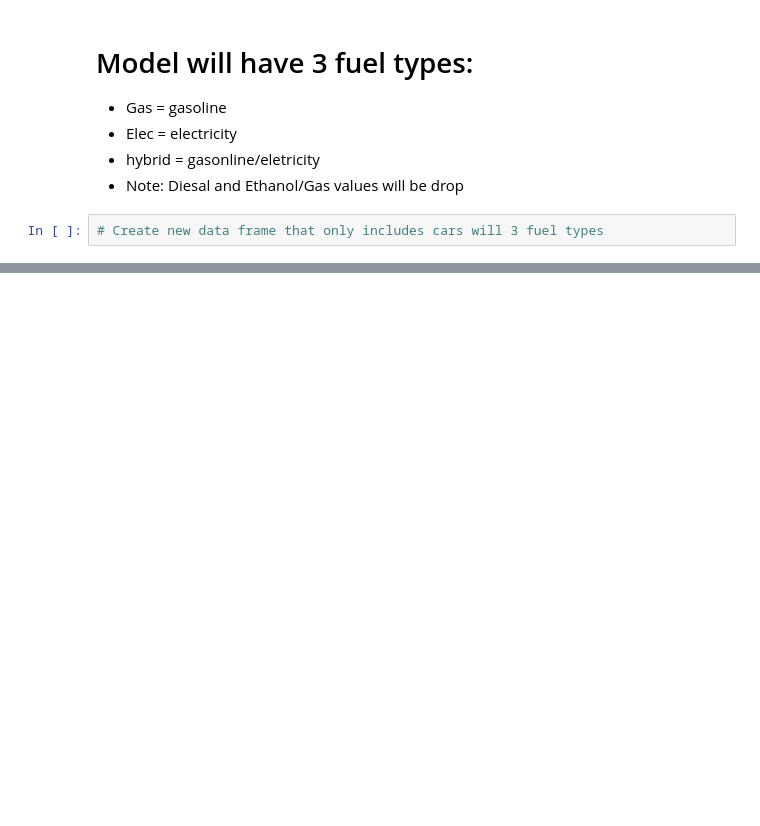
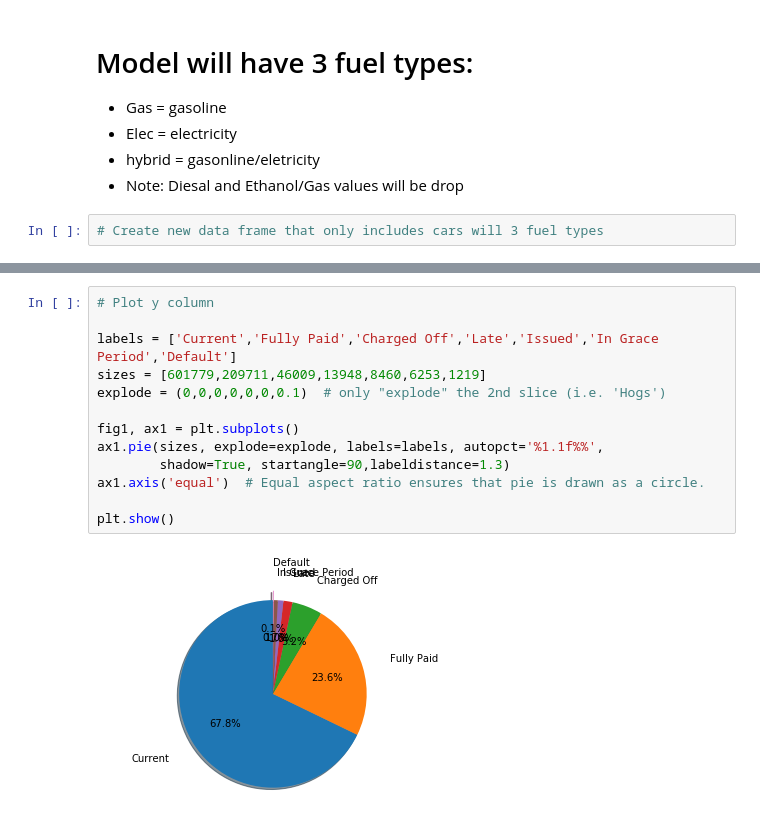
Before and after one commit to AxanderW/carDB, a Jupyter notebook: car-fuel-machine-learning.ipynb, the cells around one changed output, grey strips where cells are left out. Cells and saved outputs as stored; diff of their text form; blank space fills up the shorter version.

```diff
--- a/car-fuel-machine-learning.ipynb
+++ b/car-fuel-machine-learning.ipynb
@@ -534,0 +918,15 @@ Total unique fuel types: 5
+# %%
+# Plot y column
+
+labels = ['Current','Fully Paid','Charged Off','Late','Issued','In Grace Period','Default']
+sizes = [601779,209711,46009,13948,8460,6253,1219]
+explode = (0,0,0,0,0,0,0.1)  # only "explode" the 2nd slice (i.e. 'Hogs')
+
+fig1, ax1 = plt.subplots()
+ax1.pie(sizes, explode=explode, labels=labels, autopct='%1.1f%%',
+        shadow=True, startangle=90,labeldistance=1.3)
+ax1.axis('equal')  # Equal aspect ratio ensures that pie is drawn as a circle.
+
+plt.show()
+# %% [output]
+[figure, added]
```
Also changed, not shown: parts of 45 cells of this notebook.
